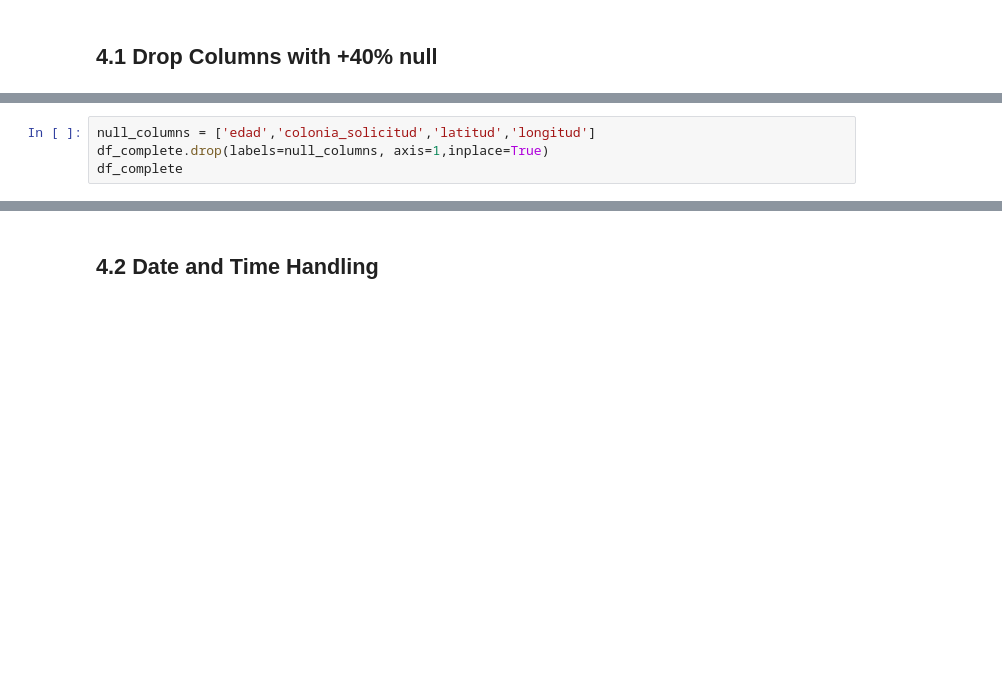
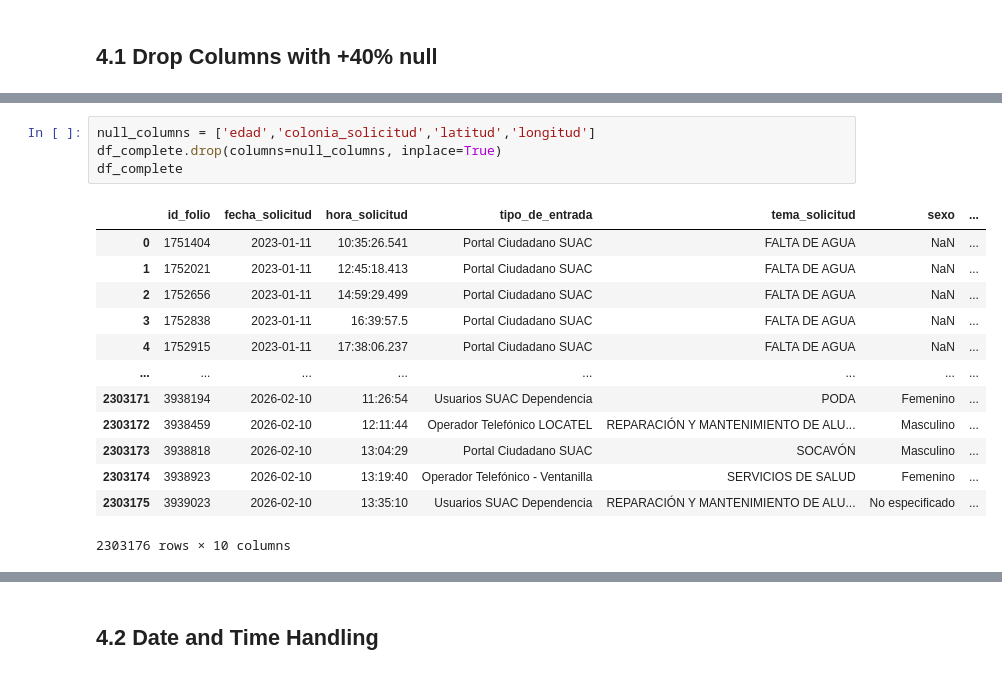
Before and after one commit to sbenhumea/citizen-requests-analysis-project-locatel, a Jupyter notebook: notebooks/preprocessing.ipynb, the cells around one changed output, grey strips where cells are left out. Drawn from its saved outputs; the diff is of its cells as text; blank space fills up the shorter version.

```diff
--- a/notebooks/preprocessing.ipynb
+++ b/notebooks/preprocessing.ipynb
@@ -82,6 +213,20 @@ df_complete.isnull().mean()*100
 # %%
 null_columns = ['edad','colonia_solicitud','latitud','longitud']
-df_complete.drop(labels=null_columns, axis=1,inplace=True)
+df_complete.drop(columns=null_columns, inplace=True)
 df_complete
+# %% [output]
+|  | id_folio | fecha_solicitud | hora_solicitud | tipo_de_entrada | tema_solicitud | sexo | ... |
+| 0 | 1751404 | 2023-01-11 | 10:35:26.541 | Portal Ciudadano SUAC | FALTA DE AGUA | NaN | ... |
+| 1 | 1752021 | 2023-01-11 | 12:45:18.413 | Portal Ciudadano SUAC | FALTA DE AGUA | NaN | ... |
+| 2 | 1752656 | 2023-01-11 | 14:59:29.499 | Portal Ciudadano SUAC | FALTA DE AGUA | NaN | ... |
+| 3 | 1752838 | 2023-01-11 | 16:39:57.5 | Portal Ciudadano SUAC | FALTA DE AGUA | NaN | ... |
+| 4 | 1752915 | 2023-01-11 | 17:38:06.237 | Portal Ciudadano SUAC | FALTA DE AGUA | NaN | ... |
+| ... | ... | ... | ... | ... | ... | ... | ... |
+| 2303171 | 3938194 | 2026-02-10 | 11:26:54 | Usuarios SUAC Dependencia | PODA | Femenino | ... |
+| 2303172 | 3938459 | 2026-02-10 | 12:11:44 | Operador Telefónico LOCATEL | REPARACIÓN Y MANTENIMIENTO DE ALU... | Masculino | ... |
+| 2303173 | 3938818 | 2026-02-10 | 13:04:29 | Portal Ciudadano SUAC | SOCAVÓN | Masculino | ... |
+| 2303174 | 3938923 | 2026-02-10 | 13:19:40 | Operador Telefónico - Ventanilla | SERVICIOS DE SALUD | Femenino | ... |
+| 2303175 | 3939023 | 2026-02-10 | 13:35:10 | Usuarios SUAC Dependencia | REPARACIÓN Y MANTENIMIENTO DE ALU... | No especificado | ... |
+2303176 rows × 10 columns
 # %%
 df_complete.isnull().mean()*100
```
Also changed, not shown: parts of 66 cells of this notebook, 1 other file.
